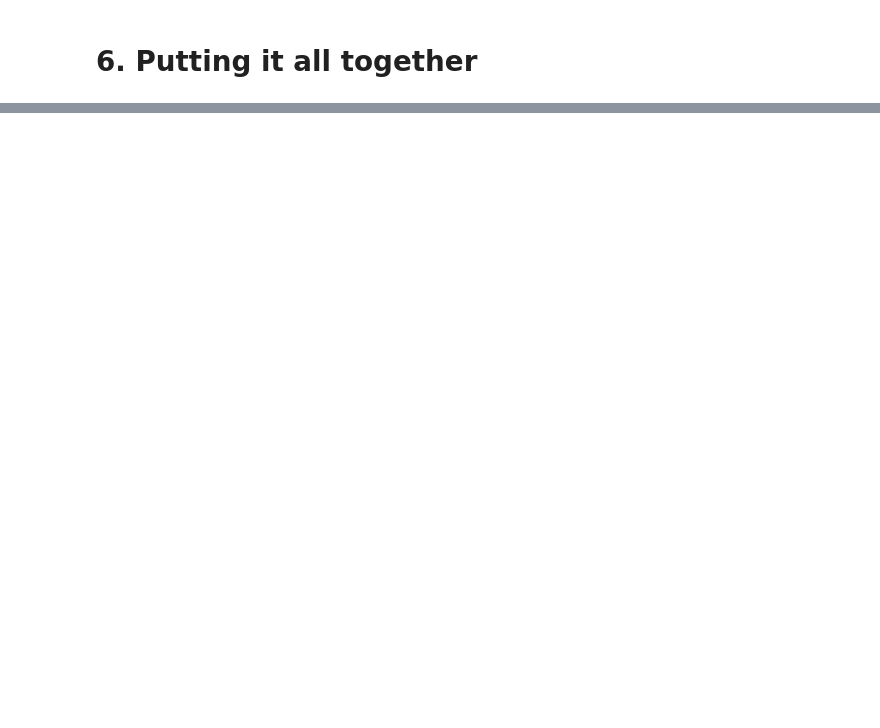
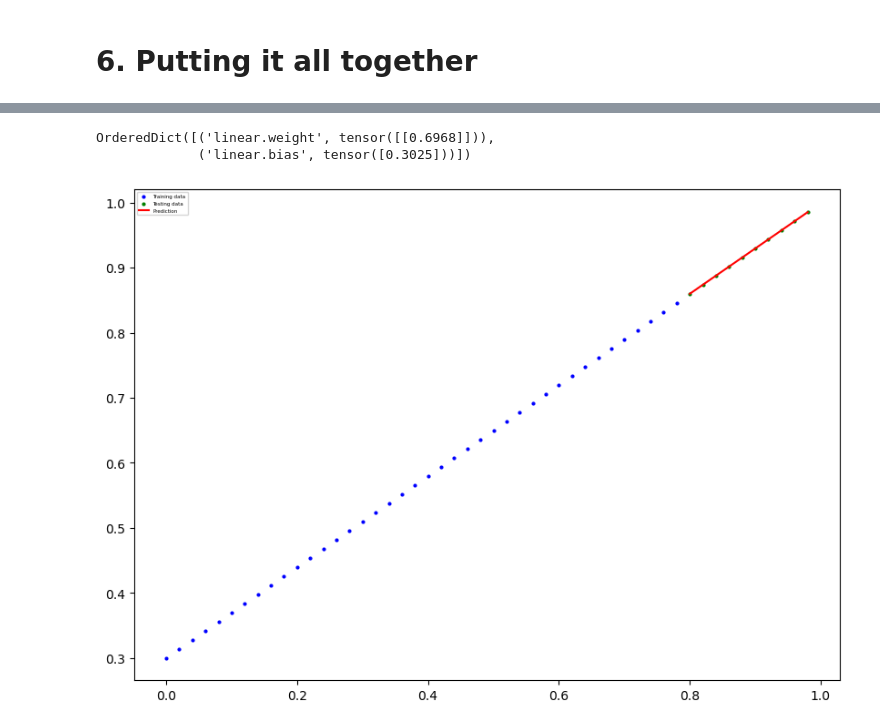
Before and after one commit to KavinKohli/Deep-Learning-PyTorch, a Jupyter notebook: 01_pytorch_workflow/01_pytorch_workflow.ipynb, the cells around one changed output, grey strips where cells are left out. Drawn from its saved outputs; the diff is of its cells as text; code cells hidden in the pictures; blank space fills up the shorter version.

Commit message:
Completed making a linear regression model

```diff
--- a/01_pytorch_workflow/01_pytorch_workflow.ipynb
+++ b/01_pytorch_workflow/01_pytorch_workflow.ipynb
@@ -357,0 +442,39 @@ loaded_model_0.load_state_dict(torch.load(f=MODEL_SAVE_PATH))
+# %%
+# Loss funtion
+loss_fn = nn.L1Loss()
+
+# Optimizer
+optimizer = torch.optim.SGD(params=model_1.parameters(), lr = 0.01)
+# %%
+torch.manual_seed(42)
+
+epochs = 200
+
+for epoch in range(epochs):
+    model_1.train()
+
+    # forward pass
+    y_pred = model_1(X_train)
+
+    # Calculating Loss funtion
+    loss = loss_fn(y_pred, y_train)
+
+    # Clear old gradiend
+    optimizer.zero_grad()
+
+    # Backpropogation
+    loss.backward()
+
+    #updating weights
+    optimizer.step()
+
+    ### Testing
+    model_1.eval()
+    with torch.inference_mode():
+        test_pred = model_1(X_test)
+
+        test_loss = loss_fn(test_pred, y_test)
+
+    # Print out whats happening
+    if epoch % 10 == 0:
+        print(f"Epoch: {epoch} | Loss: {loss} | Test_loss: {test_loss}")
@@ -357,0 +502,9 @@ loaded_model_0.load_state_dict(torch.load(f=MODEL_SAVE_PATH))
+# %%
+model_1.state_dict()
+# %% [output]
+OrderedDict([('linear.weight', tensor([[0.6968]])),
+             ('linear.bias', tensor([0.3025]))])
+# %%
+plot_prediction(prediction=test_pred)
+# %% [output]
+[figure, added]
```
Also changed, not shown: parts of 13 cells of this notebook.
